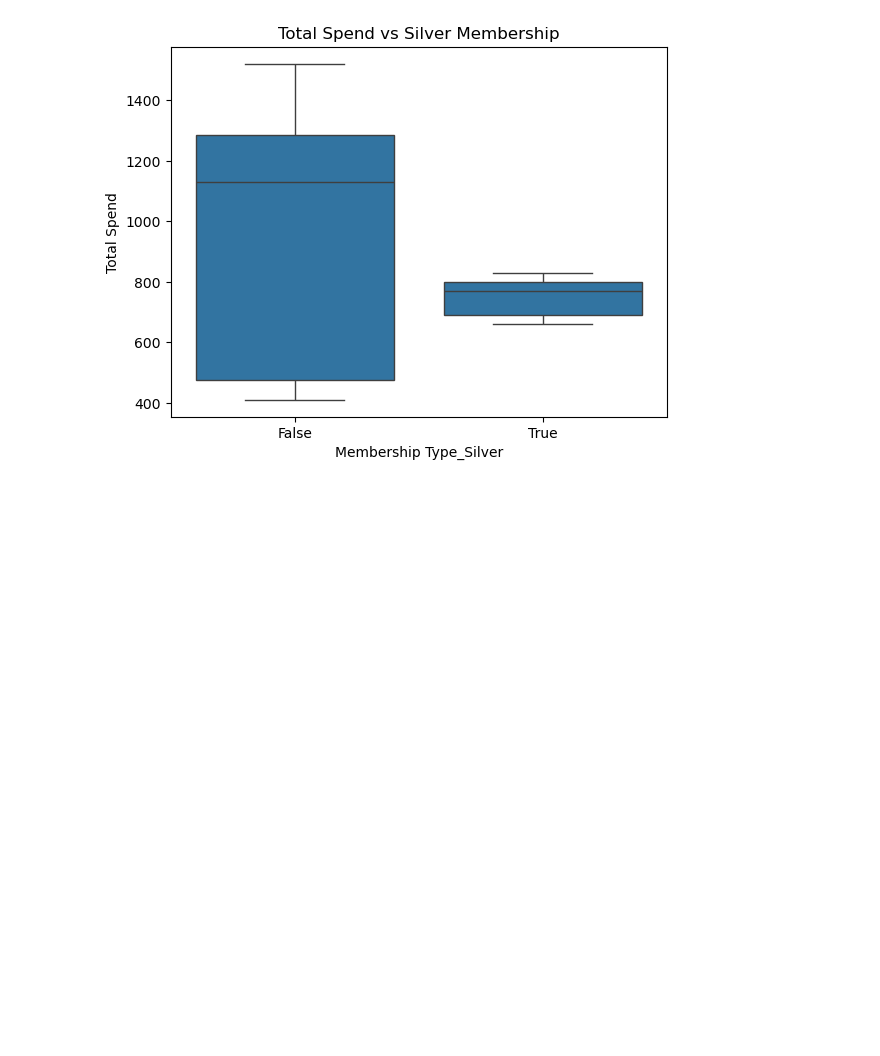
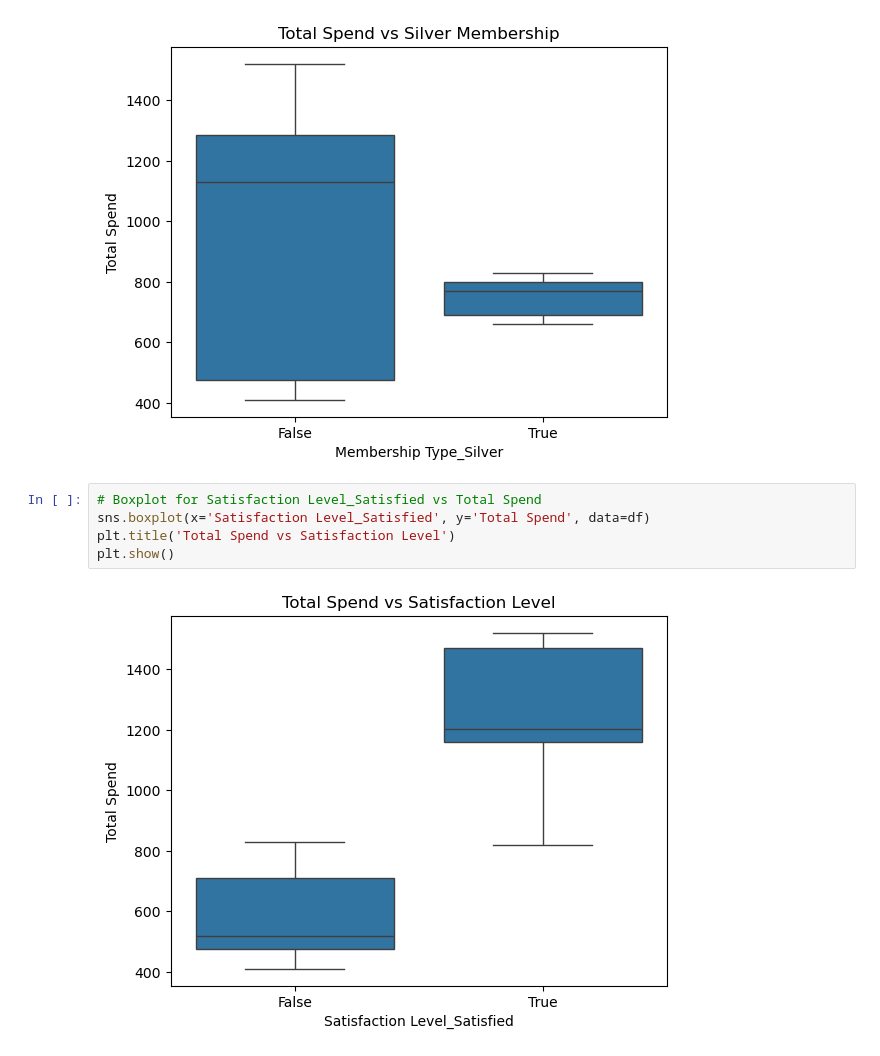
Before and after one commit to Rashi990/IS4116_BIS_Assignment, a Jupyter notebook: notebooks/data_analysis.ipynb, the cells around one changed output. Cells and saved outputs as stored; diff of their text form; blank space fills up the shorter version.

Commit message:
exploratory data analysis- boxplot for Satisfaction Level_Satisfied vs Total Spend

```diff
--- a/notebooks/data_analysis.ipynb
+++ b/notebooks/data_analysis.ipynb
@@ -133,3 +133,10 @@ plt.title('Total Spend vs Silver Membership')
 plt.show()
 # %% [output]
 [figure]
+# %%
+# Boxplot for Satisfaction Level_Satisfied vs Total Spend
+sns.boxplot(x='Satisfaction Level_Satisfied', y='Total Spend', data=df)
+plt.title('Total Spend vs Satisfaction Level')
+plt.show()
+# %% [output]
+[figure, added]
```
